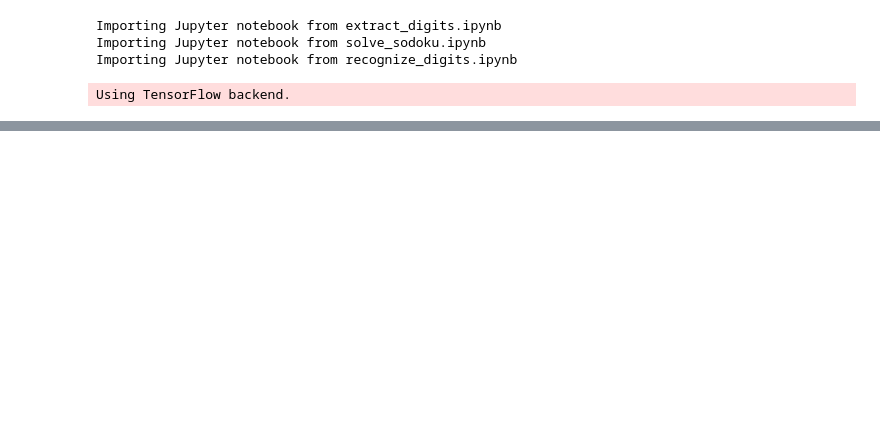
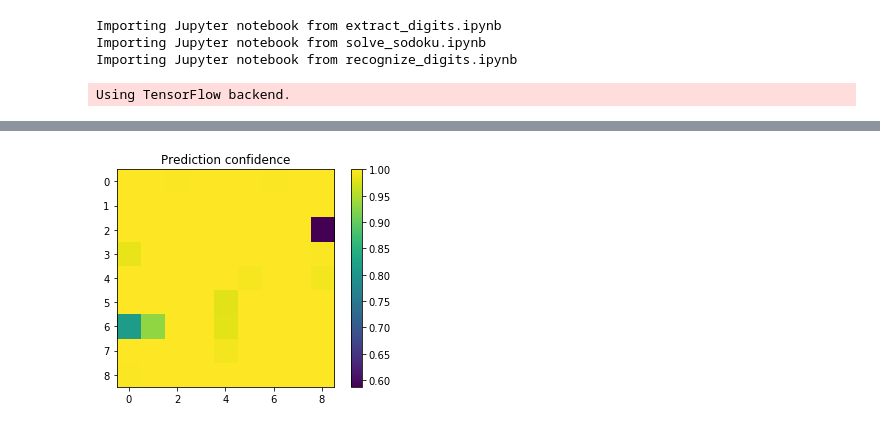
Before and after one commit to e-dorigatti/sudoku_solver, a Jupyter notebook: end2end.ipynb, the cells around one changed output, grey strips where cells are left out. Drawn from its saved outputs; the diff is of its cells as text; code cells hidden in the pictures; blank space fills up the shorter version.

```diff
--- a/end2end.ipynb
+++ b/end2end.ipynb
@@ -130,3 +131,11 @@ plt.show()
 # %%
 preds = DigitPredictor().predict_digits([digit['img'] for digit in res['digits']], return_proba=True)
-digits = [x if x > 0 else None for x in np.argmax(preds, axis=1)]
+labeled_digits = preds.argmax(axis=1)
+confidence = preds.max(axis=1)
+# %%
+plt.imshow(confidence.reshape((9, 9)))
+plt.colorbar()
+plt.title('Prediction confidence')
+plt.show()
+# %% [output]
+[figure, added]
```
Also changed, not shown: parts of 6 cells of this notebook, 1 other file.
